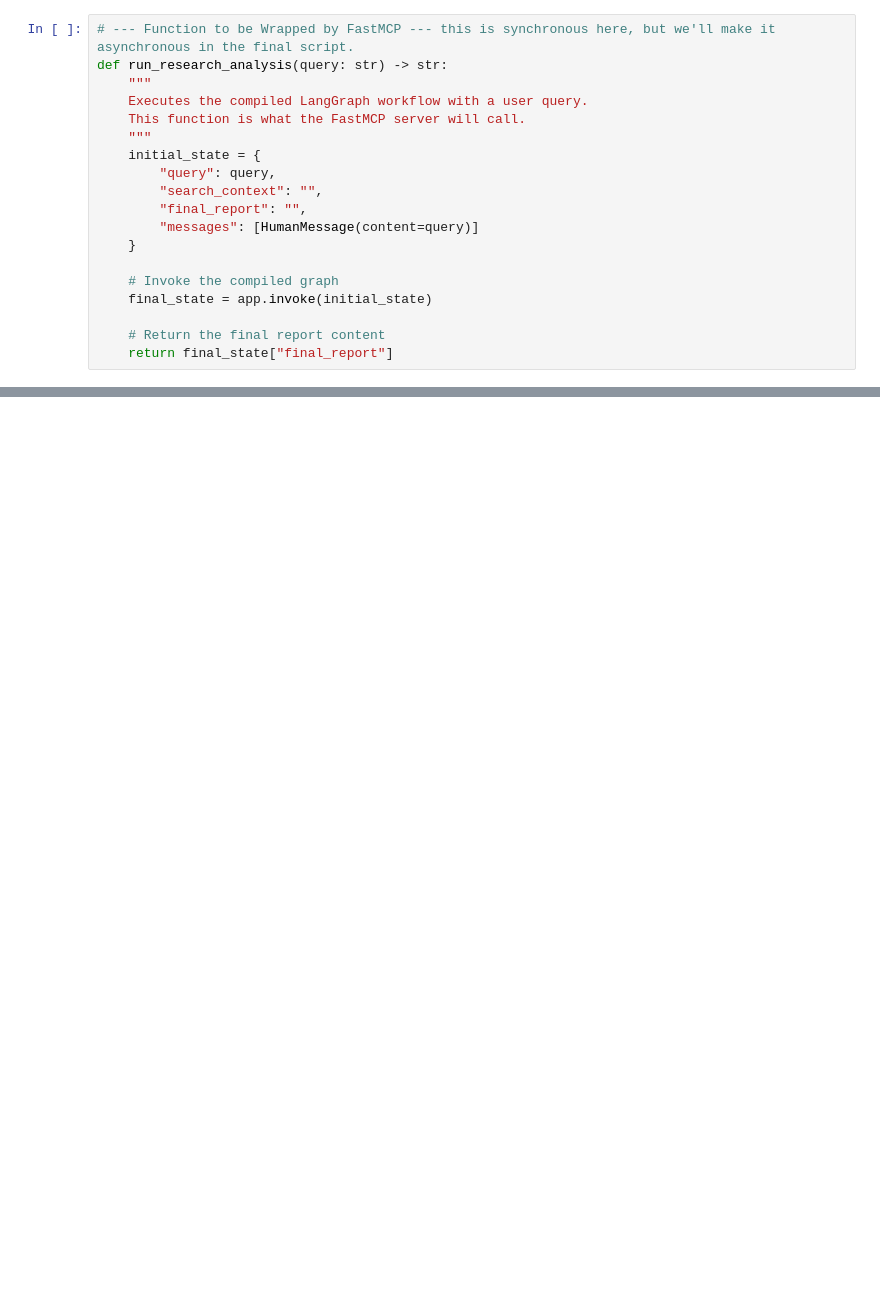
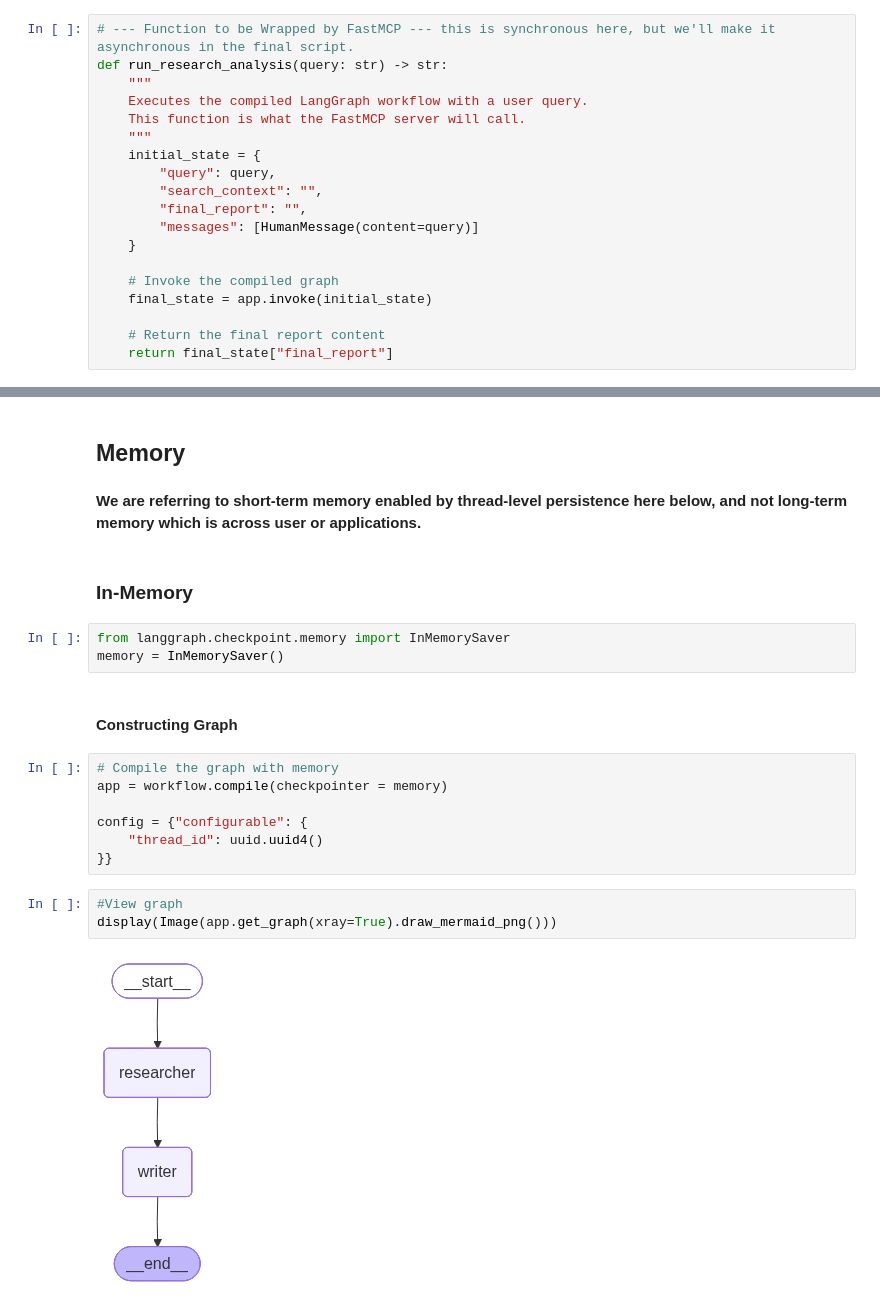
Before and after one commit to truefoundry/agentic-ai-deployment-cookbook, a Jupyter notebook: src/agents/langgraph/notebooks/research_report_generation_langgraph.ipynb, the cells around one changed output, grey strips where cells are left out. Cells and saved outputs as stored; diff of their text form; blank space fills up the shorter version.

Commit message:
updating with HITL and Memory

```diff
--- a/src/agents/langgraph/notebooks/research_report_generation_langgraph.ipynb
+++ b/src/agents/langgraph/notebooks/research_report_generation_langgraph.ipynb
@@ -228,0 +206,23 @@ These developments represent a critical stage in the evolution of quantum comput
+# %% [markdown]
+## Memory
+# %% [markdown]
+**We are referring to short-term memory enabled by thread-level persistence here below, and not long-term memory which is across user or applications.**
+# %% [markdown]
+### In-Memory
+# %%
+from langgraph.checkpoint.memory import InMemorySaver
+memory = InMemorySaver()
+# %% [markdown]
+#### Constructing Graph
+# %%
+# Compile the graph with memory
+app = workflow.compile(checkpointer = memory)
+
+config = {"configurable": {
+    "thread_id": uuid.uuid4()
+}}
+# %%
+#View graph
+display(Image(app.get_graph(xray=True).draw_mermaid_png()))
+# %% [output]
+[figure, added]
```
Also changed, not shown: parts of 55 cells of this notebook, 10 other files.
